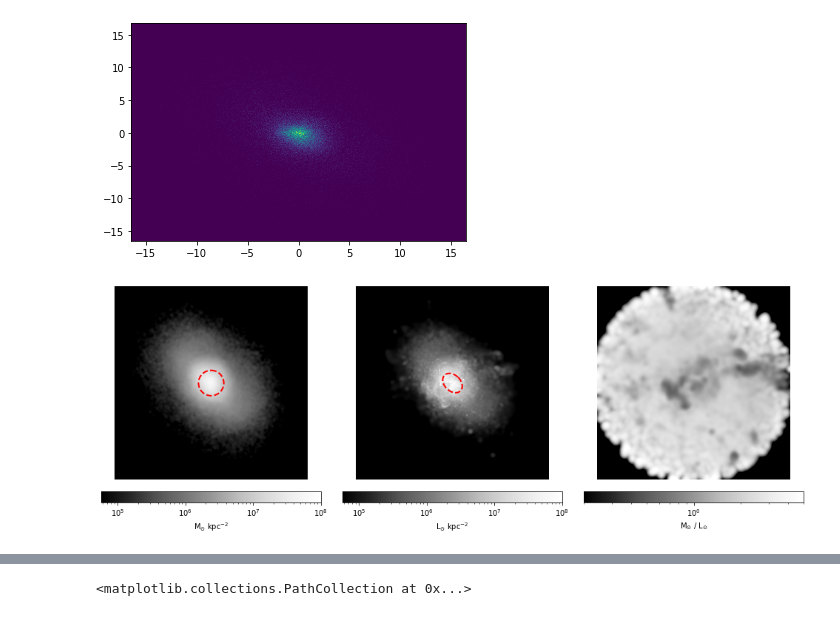
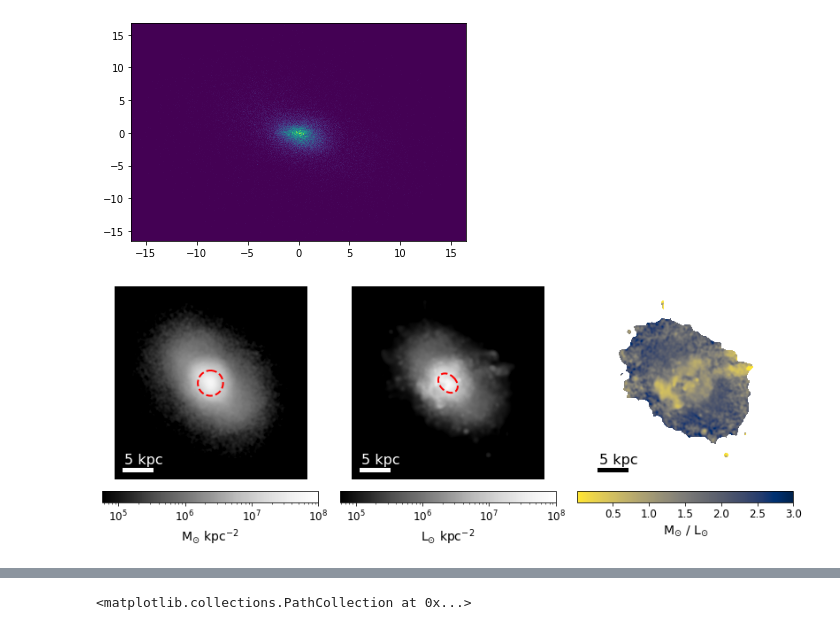
Before and after one commit to courtk32/mockobservation-tools, a Jupyter notebook: Mass_vs_Light_Distribution.ipynb, the cells around one changed output, grey strips where cells are left out. Cells and saved outputs as stored; diff of their text form; code cells hidden in the pictures.

```diff
--- a/Mass_vs_Light_Distribution.ipynb
+++ b/Mass_vs_Light_Distribution.ipynb
@@ -21,7 +20,21 @@ Missing firefly, obtain it at http://github.com/ageller/Firefly or pip install f
+# %%
+
+mpl.rc('xtick', labelsize=12)
+mpl.rc('ytick', labelsize=12)
+
+plt.rcParams['axes.titlesize'] = 18
+plt.rcParams['axes.labelsize'] = 14
+
+plt.rcParams['font.size'] = 12
 # %%
 data = pd.read_csv('../fulldata_allparams.csv')
 mock_image = np.load('../mock_image_files_round2/m11c_res2100_mockimg_xy_FOV18_p1000.npy')
 band_image = np.load('../mock_image_files_round2/m11c_res2100_ugrband_xy_FOV18_p1000.npy')[1]
 
 sim = 'm11c_res2100'
-m11c = data.loc[(data['sim'] == sim) & (data['proj'] == 'xy')]
+view = 'xy'
+m11c = data.loc[(data['sim'] == sim) & (data['proj'] == view)]
+# %%
+# load all images
+
+image_files_list = glob.glob('../mock_image_files_round2/*.npy')
@@ -97,7 +281,7 @@ Mass = plt.hist2d(star_snapdict['Coordinates'][:,1],star_snapdict['Coordinates']
 # %% [output]
 [figure]
 # %%
-fig, axs = plt.subplots(1,3,figsize=(17, 6))
+fig, axs = plt.subplots(1,3,figsize=(14, 5))
 plt.subplots_adjust(wspace=0.1, hspace=0)
 
 r50 = m11c['r50'].values[0]
@@ -112,12 +296,12 @@ SigmaMass = Mass[0][::-1] * (pixtokpc)**-2
 # Smooth based on the median smoothing length of star particle
 SigmaMass_smoothed = gaussian_filter(SigmaMass, sigma = np.median(star_snapdict['hsml'])*kpctopix )
 # Mask so all pixels have values
-SigmaMass_smoothed[SigmaMass_smoothed<10] = 1
+SigmaMass_smoothed[SigmaMass_smoothed<57650] = 1
 
 Mass_image = axs[0].imshow(SigmaMass_smoothed, norm=colors.LogNorm(vmin=57650, vmax=1e8),cmap='Greys_r')
 
 
-#-----Circle------
+#-----Circle Mass------
 halo_lim = plt.Circle((pixels/2, pixels/2), r50 * kpctopix,
                       color='red', fill=False, linestyle='--' ,linewidth=2)
 
@@ -125,78 +309,77 @@ axs[0].add_patch(halo_lim)
 axs[0].axis('equal')
 axs[0].axis('off')
 
-#-----Labels------
+#-----Labels Mass------
+#Create scale bar
 scale_kpc = FOV / 4
 scale_kpc = int(np.ceil(scale_kpc))
-locx_kpc = -15
-locy_kpc = -15
-locy_kpc_label = -14
+pixel_bar = scale_kpc * 500 / FOV
+pixel_bar = int(np.ceil(pixel_bar))
 
-#axs[0].plot([locx_kpc ,locx_kpc  + scale_kpc],[locy_kpc,locy_kpc],  c='w', linewidth='5')
-#axs[0].text(locx_kpc, locy_kpc_label, f'{scale_kpc:.0f} kpc',color='white', fontsize=20)
-#axs[0].text(locy_kpc, 15, f'a)',color='white', fontsize=20)
+#add scale bar
+axs[0].plot([50,50 + pixel_bar],[950,950],  c='w', linewidth='5')
+axs[0].text(50, 920, f'{scale_kpc:.0f} kpc',color='w', fontsize=16)
 
 cb = fig.colorbar(Mass_image, ax=axs[0],  orientation="horizontal", pad=0.05)
 cb.set_label(r'M$_{\odot}$ kpc$^{-2}$')
 
 
-#-----Image------
+#-----Surface Brightness------
 plt.subplots_adjust(wspace=0.1, hspace=0)
 
-gband[gband<10] = 10
-
-image = axs[1].imshow(gband ,norm=colors.LogNorm(vmin=57650, vmax=1e8),
+gband_smoothed = gaussian_filter(gband, sigma = np.median(star_snapdict['hsml'])*kpctopix )
+gband_smoothed[gband_smoothed<57650] = 10
+image = axs[1].imshow(gband_smoothed ,norm=colors.LogNorm(vmin=57650, vmax=1e8),
                       cmap='Greys_r')
 
 
-#-----Labels------
-pixel_bar = scale_kpc * 500 / FOV
-pixel_bar = int(np.ceil(pixel_bar))
+#-----Labels SB------
 
-kpctopix = 500 / FOV
-locx_pix = np.abs(locx_kpc) * kpctopix + 500
-locy_pix = 500 - np.abs(locy_kpc)* kpctopix
-locy_pix_label = np.abs(locy_kpc_label) * kpctopix + 500
-#axs[1].plot([locy_pix,locy_pix + pixel_bar],[locx_pix,locx_pix],  c='w', linewidth='5')
-#axs[1].text(locy_pix, locy_pix, f'b)',color='white', fontsize=20)
-#axs[1].text(locy_pix, locy_pix_label, f'{scale_kpc:.0f} kpc',color='white', fontsize=20)
-plt.gca().get_xaxis().set_ticks([])
-plt.gca().get_yaxis().set_ticks([])
+#add scale bar
+axs[1].plot([50,50 + pixel_bar],[950,950],  c='w', linewidth='5')
+axs[1].text(50, 920, f'{scale_kpc:.0f} kpc',color='w', fontsize=16)
+
 axs[1].axis('equal')
 axs[1].axis('off')
 
 cb = fig.colorbar(image, ax=axs[1], orientation="horizontal", pad=0.05)
 cb.set_label(r'L$_{\odot}$ kpc$^{-2}$')
 
-#-----Ellipse------
+#-----Ellipse SB------
 ellip = m11c['ellip_2D'].values[0]
 theta = m11c['theta_2D'].values[0]
 reff_1D_ellip =m11c['reff_1D_ellip'].values[0]
 
 major = reff_1D_ellip
 minor = reff_1D_ellip * (1 - ellip)
 
 ellipse = Ellipse((500, 500), major * kpctopix * 2, minor * kpctopix * 2, angle=theta*180/np.pi,
                   alpha=1,  color='red', fill=False, linestyle='--' ,linewidth=2)
 axs[1].add_patch(ellipse)
 
 
 #-----Mass-to-Light-Ratio------
 plt.subplots_adjust(wspace=0.1, hspace=0)
-smooth = 10
-Mass_to_Light_ratio = gaussian_filter(SigmaMass_smoothed, sigma = smooth)/gaussian_filter(gband, sigma = smooth)
 
-MLR = axs[2].imshow((Mass_to_Light_ratio), cmap='Greys_r', norm=colors.LogNorm(vmin=2e-1, vmax=5e0))
-                    #norm=colors.Normalize(vmin=0.2, vmax=5))
+gband_smoothed[gband_smoothed<57650] = 0
+SigmaMass_smoothed[SigmaMass_smoothed<57650] = -1
+
+Mass_to_Light_ratio = (SigmaMass_smoothed/gband_smoothed)
+MLR = axs[2].imshow((Mass_to_Light_ratio), cmap='cividis_r',norm=colors.Normalize(vmin=.01, vmax=3))
+
+#-----Labels M/L------
+
+axs[2].plot([50,50 + pixel_bar],[950,950],  c='k', linewidth='5')
+axs[2].text(50, 920, f'{scale_kpc:.0f} kpc',color='k', fontsize=16)
 
 axs[2].axis('equal')
 axs[2].axis('off')
 
 cb = fig.colorbar(MLR, ax=axs[2], orientation="horizontal", pad=0.05)
 cb.set_label(r'M$_{\odot}$ / L$_{\odot}$')
 
-#plt.savefig('plots/partice_mockimg_w_measure.pdf', bbox_inches='tight', dpi=300)
+plt.savefig('../mass_light_distribution/mass_light_'+str(sim)+'_'+str(proj)+'.pdf', bbox_inches='tight', dpi=300)
 
 plt.show()
 # %% [output]
-[figure, old version]
+[figure, new version]
```
Also changed, not shown: parts of 47 cells of this notebook.
